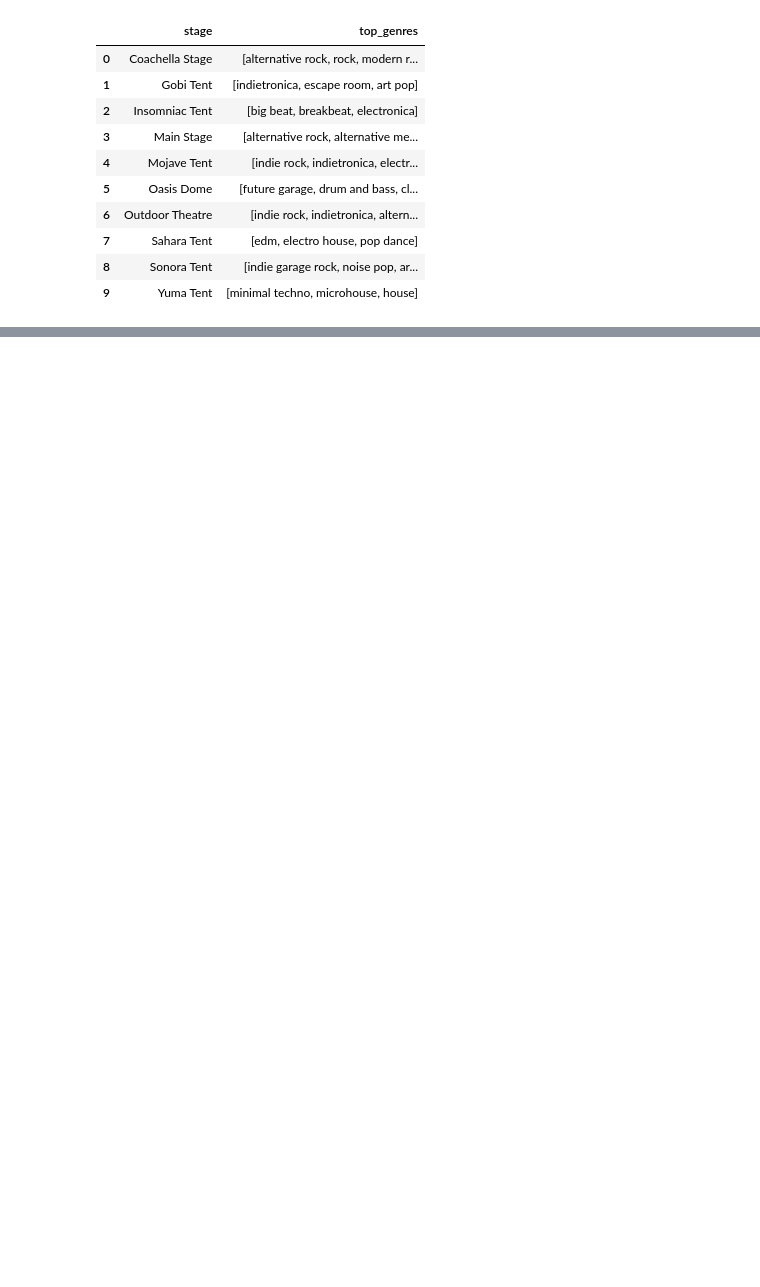
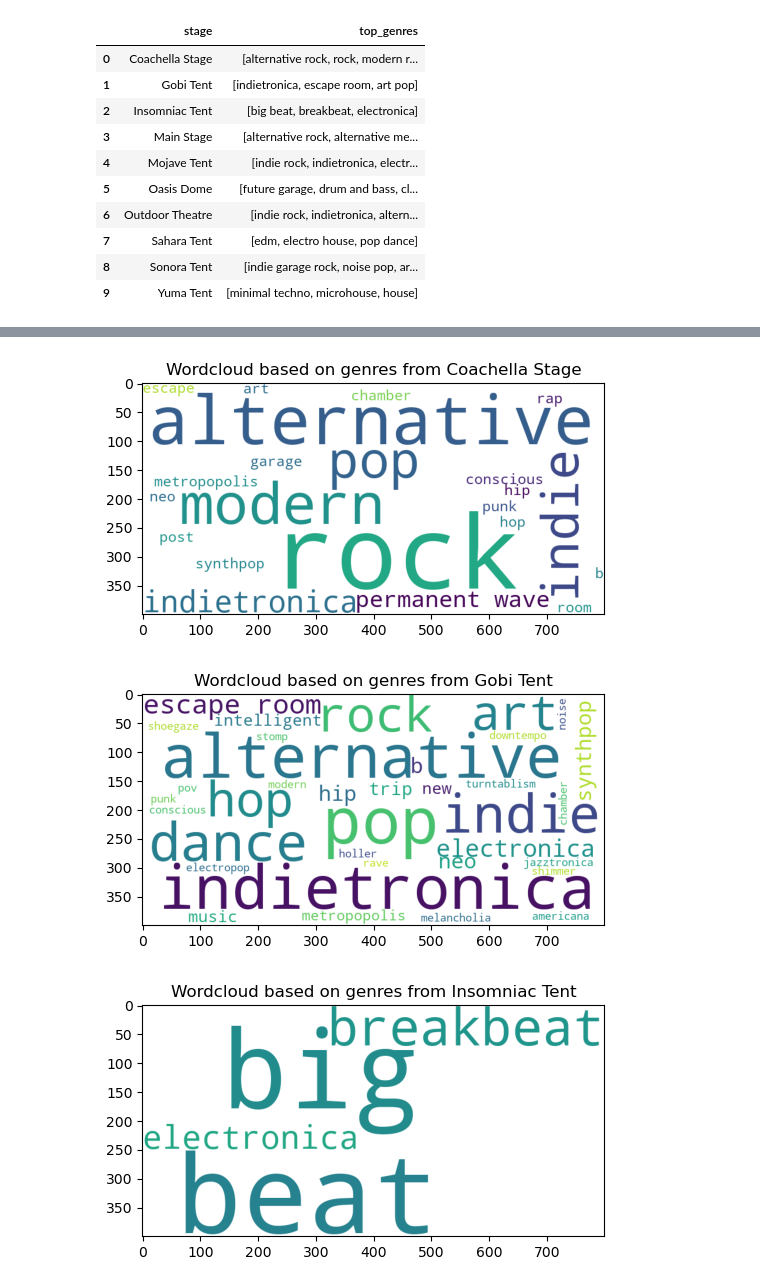
Before and after one commit to lwhitlock8/css-spotify-project, a Jupyter notebook: creating_network.ipynb, the cells around one changed output, grey strips where cells are left out. Cells and saved outputs as stored; diff of their text form; code cells hidden in the pictures; blank space fills up the shorter version.

Commit message:
More analysis, wordclouds etc

```diff
--- a/creating_network.ipynb
+++ b/creating_network.ipynb
@@ -316,8 +358,11 @@ top_genres_df = find_top_genres(artist_data, n_genres)
 # %%
-# Find top genres for each tent
-top_genres_stage_df = top_genres_df.groupby(["stage"])["top_genres"].agg(list).reset_index()
-top_genres_stage_df["top_genres"] = top_genres_stage_df["top_genres"].apply(lambda row: top_n_genres(row, n))
+# Find top genres for each stage
 
+all_top_genres_stage_df = top_genres_df.groupby(["stage"])["top_genres"].agg(list).reset_index()
+
+top_genres_stage_df = all_top_genres_stage_df.copy()
+
+top_genres_stage_df["top_genres"] = all_top_genres_stage_df["top_genres"].apply(lambda row: top_n_genres(row, n_genres))
 top_genres_stage_df
 # %% [output]
 |  | stage | top_genres |
@@ -333,0 +390,18 @@ top_genres_stage_df
+# %%
+def plot_genre_wordclouds(df):
+    for ind, df_row in df.iterrows():
+        stage = df_row["stage"]
+        flattened_genres = [item for sublist in df_row["top_genres"] for item in sublist]
+        genres_str = ', '.join(flattened_genres)
+        wordcloud = WordCloud(width=800, height=400, background_color="white").generate(genres_str)
+
+        plt.figure(figsize=(12, 3))
+        plt.imshow(wordcloud)
+        plt.title(f"Wordcloud based on genres from {stage}")
+        plt.show()
+# %%
+plot_genre_wordclouds(all_top_genres_stage_df)
+# %% [output]
+[figure, added]
+[figure, added]
+[figure, added]
```
Also changed, not shown: parts of 27 cells of this notebook.
